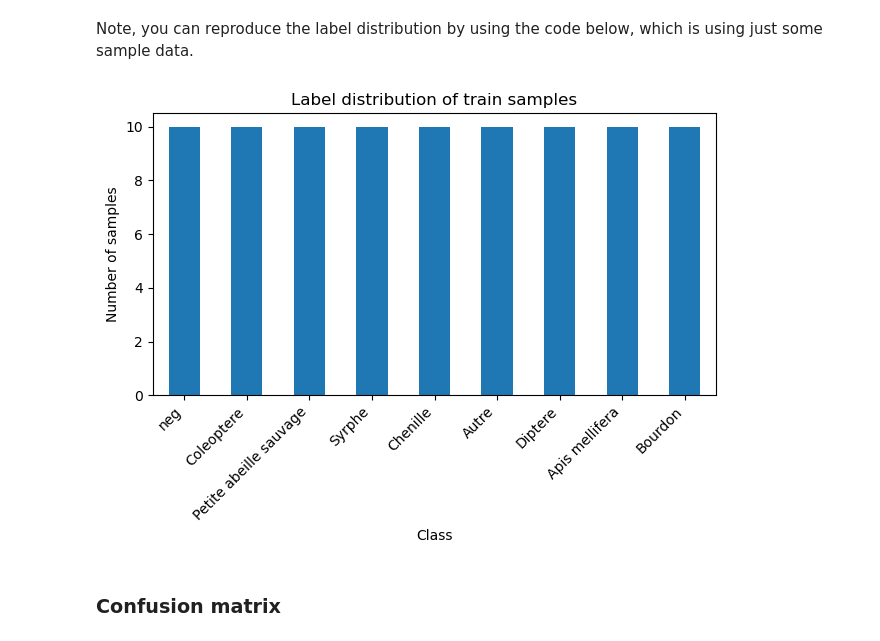
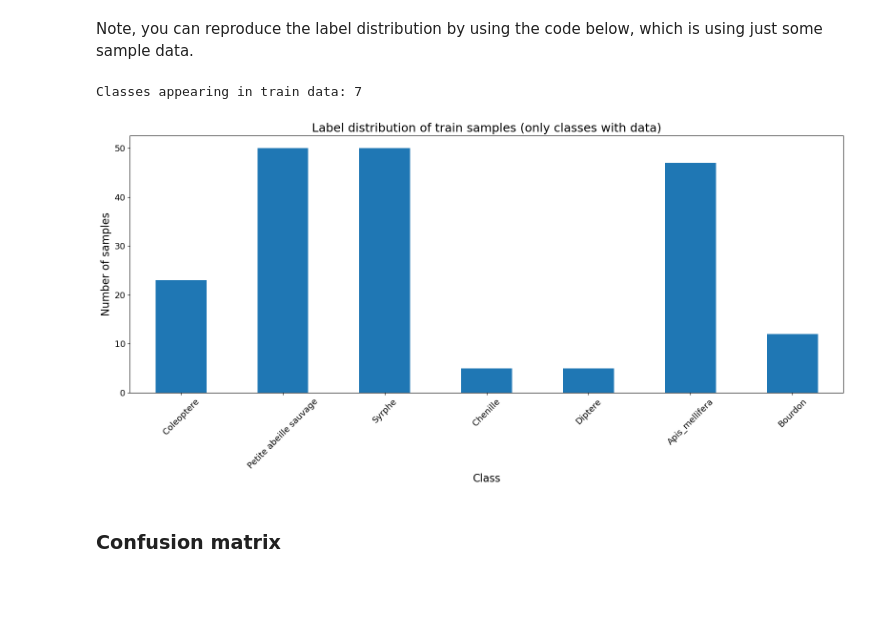
Before and after one commit to Group4-AI-Challenge/pollinator2-Challenge-M1-AI, a Jupyter notebook: Starting Kit/README.ipynb, the cells around one changed output. Drawn from its saved outputs; the diff is of its cells as text; code cells hidden in the pictures; blank space fills up the shorter version.

Commit message:
updated st kit, model and class mapper

```diff
--- a/Starting Kit/README.ipynb
+++ b/Starting Kit/README.ipynb
@@ -148,15 +148,5 @@ To obtain the baseline model, we conducted a grid search on various models using
 
 You may change and/or tune this model to improve your score in the challenge.
-# %%
-train_data = {
-    'X_train': np.load(os.path.join(data_dir, "X_train.npy")),
-    'y_train': np.load(os.path.join(data_dir, "y_train.npy"))
-}
-
-# loading some sample data for testing
-X_test = {'X_test': np.load(os.path.join(data_dir, "X_test.npy"))}
-with open(os.path.join(data_dir, "y_test.json"), 'r') as f:
-    y_test_dict = json.load(f)
 # %%
 from model import Model
 
@@ -182,29 +180,66 @@ Note: a whole sequence of images is taken from one angle only, but there may be
 # %% [markdown]
 Note, you can reproduce the label distribution by using the code below, which is using just some sample data.
 # %%
+import json
+import numpy as np
+import pandas as pd
+import matplotlib.pyplot as plt
+
+# Set larger font sizes
+plt.rcParams.update({
+    'font.size': 14,
+    'axes.titlesize': 16,
+    'axes.labelsize': 15,
+    'xtick.labelsize': 12,
+    'ytick.labelsize': 12,
+    'legend.fontsize': 13
+})
+
+# Load the class mapping
+with open('class_type_mapper.json', 'r') as f:
+    name2id = json.load(f)
+
+# Create CLASSES dictionary (id -> name)
+CLASSES = {v: k for k, v in name2id.items()}
+
+# Assuming you have train_data with 'y_train'
+# train_data = np.load('split_data_final/train/y.json', allow_pickle=True)
+
+# Get class IDs and names
 class_ids = list(CLASSES.keys())
 class_names = list(CLASSES.values())
+
+# Calculate train counts - only keep classes that appear in the data
 train_counts = (
     pd.Series(train_data['y_train'])
     .value_counts()
     .reindex(class_ids, fill_value=0)
 )
 
+non_zero_mask = train_counts > 0
+filtered_counts = train_counts[non_zero_mask]
+filtered_names = [class_names[i] for i, keep in enumerate(non_zero_mask) if keep]
 
 df = pd.DataFrame({
-    "Train": train_counts.values,
-}, index=class_names)
+    "Train": filtered_counts.values
+}, index=filtered_names)
 
+print(f"Classes appearing in train data: {len(filtered_counts)}")
 
-df.plot(kind="bar", legend=False)
-plt.xlabel("Class")
-plt.ylabel("Number of samples")
-plt.title("Label distribution of train samples")
-plt.xticks(rotation=45, ha="right")
+# Plot with larger figure size
+fig, ax = plt.subplots(figsize=(16, 8))
+df.plot(kind="bar", legend=False, ax=ax)
+
+ax.set_xlabel("Class", fontsize=16)
+ax.set_ylabel("Number of samples", fontsize=16)
+ax.set_title("Label distribution of train samples (only classes with data)", fontsize=18)
+ax.tick_params(axis='x', rotation=45, labelsize=13)
+ax.tick_params(axis='y', labelsize=13)
 plt.tight_layout()
 plt.show()
 # %% [output]
+Classes appearing in train data: 7
-[figure, old version]
+[figure, new version]
 # %% [markdown]
 ### Confusion matrix
 # %%
```
Also changed, not shown: parts of 8 cells of this notebook, 4 other files.
